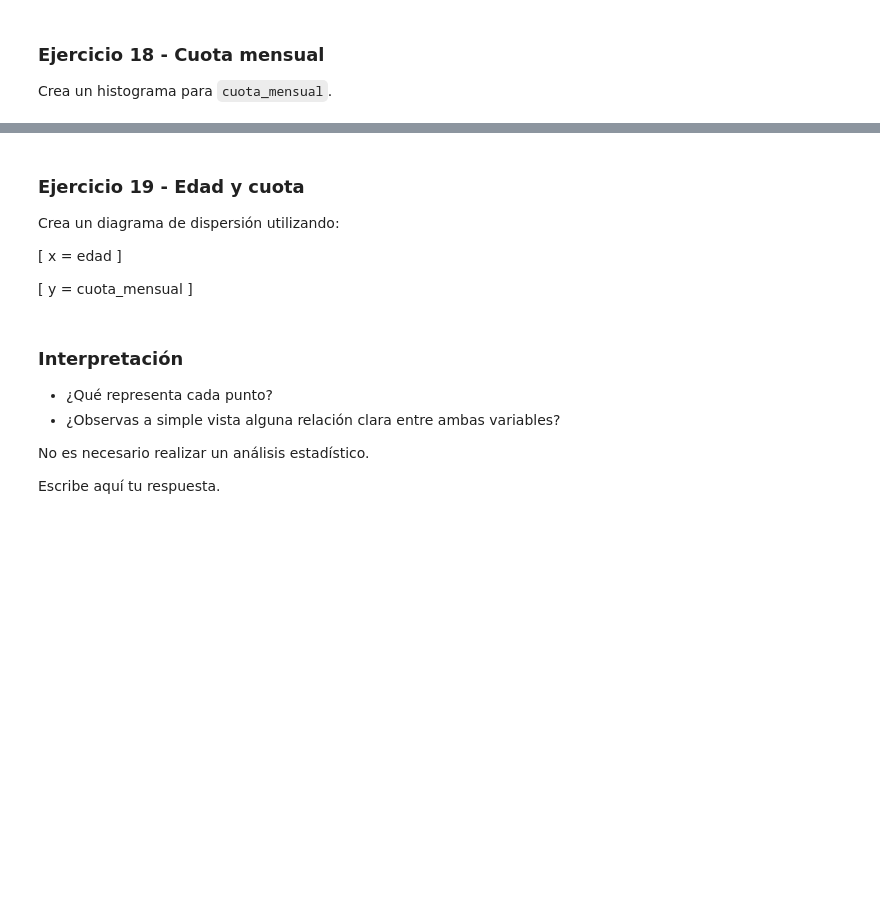
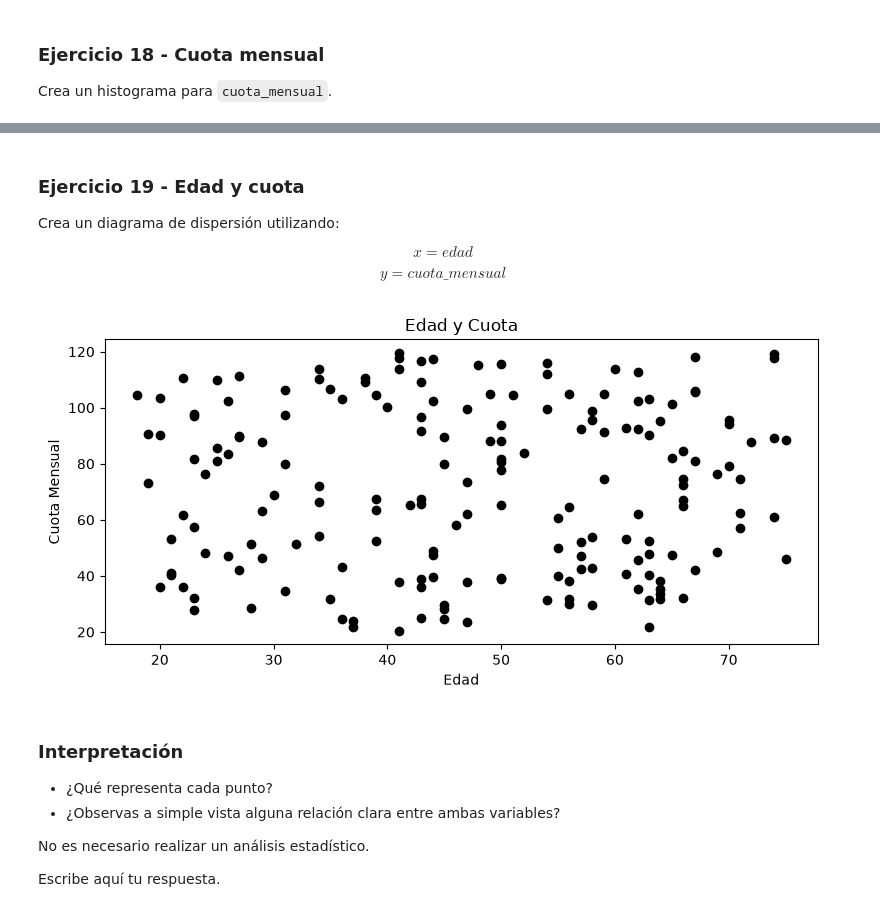
Before and after one commit to juanfeemv/jupyternotebooks, a Jupyter notebook: Practica_03_Mena_JuanFelipe.ipynb, the cells around one changed output, grey strips where cells are left out. Saved outputs shown, nothing was run; the diff lists cells and outputs as text; code cells hidden in the pictures; blank space fills up the shorter version.

```diff
--- a/Practica_03_Mena_JuanFelipe.ipynb
+++ b/Practica_03_Mena_JuanFelipe.ipynb
@@ -595,15 +604,24 @@ Escribe aquí tu respuesta.
 
 Crea un diagrama de dispersión utilizando:
 
-\[
+$$
 x = edad
-\]
-
-\[
+$$
+$$
 y = cuota\_mensual
-\]
+$$
 # %%
-# TODO: crea el diagrama de dispersión
+plt.figure(figsize= (8,4))
+x = df["edad"]
+y = df["cuota_mensual"]
+plt.scatter(x, y, color = "black")
+plt.xlabel("Edad")
+plt.ylabel("Cuota Mensual")
+plt.title("Edad y Cuota")
+plt.tight_layout()
+plt.show()
+# %% [output]
+[figure, added]
 # %% [markdown]
 ### Interpretación
 
```
Also changed, not shown: parts of 4 cells of this notebook.
